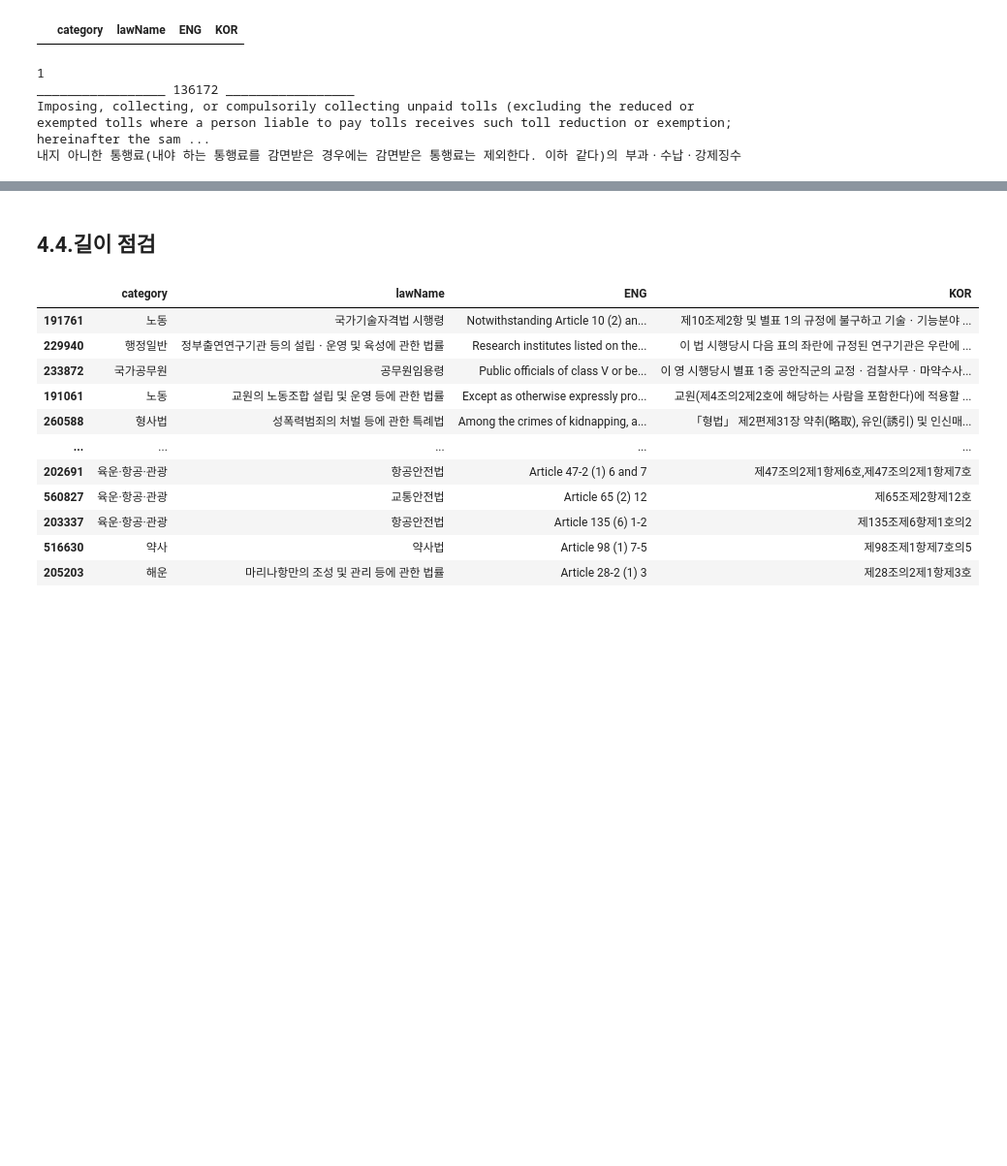
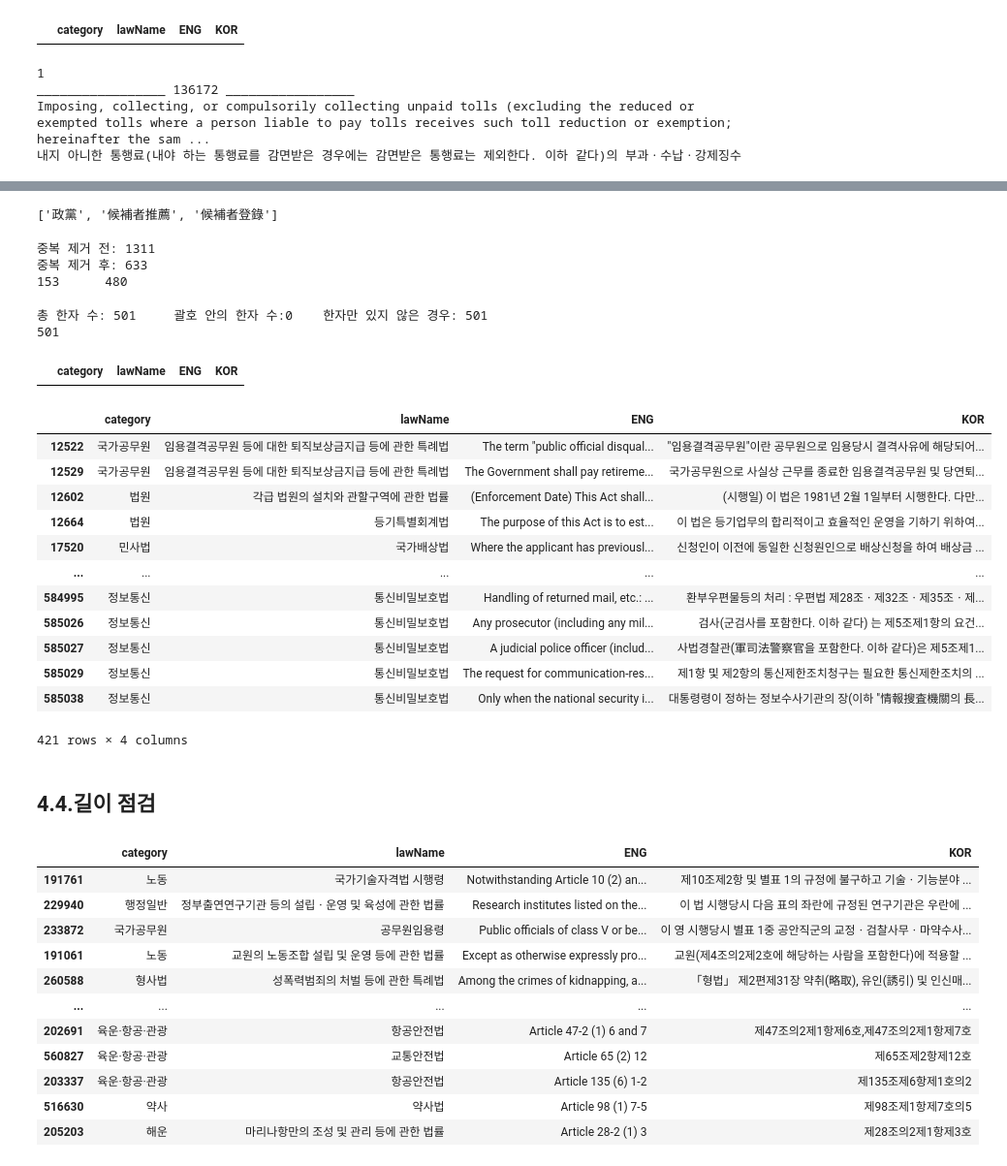
Before and after one commit to tjtmddnjswkd/capstone, a Jupyter notebook: 2_preprocessing/p3_preprocessing_memo.ipynb, the cells around one changed output, grey strips where cells are left out. Shown at 97% size. Drawn from its saved outputs; the diff is of its cells as text; code cells hidden in the pictures; blank space fills up the shorter version.

```diff
--- a/2_preprocessing/p3_preprocessing_memo.ipynb
+++ b/2_preprocessing/p3_preprocessing_memo.ipynb
@@ -2725,0 +2767,29 @@ Imposing, collecting, or compulsorily collecting unpaid tolls (excluding the red
+# %%
+pattern = r"[一-鿕|㐀-䶵|豈-龎]+"
+find_hz = re.compile(pattern)
+find_hz.findall("대통령선거에 있어서 정당추천후보자가 후보자등록기간중 또는 후보자등록기간이 지난 후에 사망한 때에는 후보자등록마감일후 5일까지 제47조(政黨의 候補者推薦) 및 제49조(候補者登錄 등)의 규정에 의하여 후보자등록을 신청할 수 있다.")
+# %% [output]
+['政黨', '候補者推薦', '候補者登錄']
+# %%
+hz_list, exp_case = [], []
+for i in list(set(all_hanja)-set(part_hanja)):
+    hz_list += find_hz.findall(df_schr2.loc[i, "KOR"])
+print(f"중복 제거 전: {len(hz_list)}")
+hz_list = list(set(hz_list))
+print(f"중복 제거 후: {len(hz_list)}")
+
+hz_dict = dict()
+for hz in hz_list:
+    search = df_hz.loc[df_hz["한자용어"]==hz].index
+    if len(search) ==0:
+        exp_case.append(hz)
+    else:
+        hz_dict[hz] = df_hz.loc[search, "한글용어"].values[0]
+print(len(hz_dict.keys()),"\t",len(exp_case))
+# %% [output]
+중복 제거 전: 1311
+중복 제거 후: 633
+153      480
+# %%
+df_chz = df_schr2.copy()
+df_chz.KOR = df_chz.KOR.apply(lambda x: re.sub(r"\([一-鿕|㐀-䶵|豈-龎]+\)", "", x))
@@ -2726,3 +2803,30 @@ Imposing, collecting, or compulsorily collecting unpaid tolls (excluding the red
+# %%
+print(f"총 한자 수: {len(all_hanja)}\t괄호 안의 한자 수:{len(part_hanja)}\t한자만 있지 않은 경우: {len(set(all_hanja)-set(part_hanja))}")
+print(len(all_hanja)-len(part_hanja))
+# %% [output]
+총 한자 수: 501     괄호 안의 한자 수:0    한자만 있지 않은 경우: 501
+501
+# %%
+df_chz.KOR = df_chz.KOR.apply(lambda x: re.sub(r"[一-鿕|㐀-䶵|豈-龎]+\:\s", "", x))
+df_chz.loc[df_chz.KOR.str.contains("[一-鿕|㐀-䶵|豈-龎]+\:")]
+# %% [output]
+|  | category | lawName | ENG | KOR |
+# %%
+df_chz.loc[df_chz.KOR.str.contains(r"[一-鿕]+|[㐀-䶵]+|[豈-龎]+")]
+# %% [output]
+|  | category | lawName | ENG | KOR |
+| 12522 | 국가공무원 | 임용결격공무원 등에 대한 퇴직보상금지급 등에 관한 특례법 | The term "public official disqual... | "임용결격공무원"이란 공무원으로 임용당시 결격사유에 해당되어... |
+| 12529 | 국가공무원 | 임용결격공무원 등에 대한 퇴직보상금지급 등에 관한 특례법 | The Government shall pay retireme... | 국가공무원으로 사실상 근무를 종료한 임용결격공무원 및 당연퇴... |
+| 12602 | 법원 | 각급 법원의 설치와 관할구역에 관한 법률 | (Enforcement Date) This Act shall... | (시행일) 이 법은 1981년 2월 1일부터 시행한다. 다만... |
+| 12664 | 법원 | 등기특별회계법 | The purpose of this Act is to est... | 이 법은 등기업무의 합리적이고 효율적인 운영을 기하기 위하여... |
+| 17520 | 민사법 | 국가배상법 | Where the applicant has previousl... | 신청인이 이전에 동일한 신청원인으로 배상신청을 하여 배상금 ... |
+| ... | ... | ... | ... | ... |
+| 584995 | 정보통신 | 통신비밀보호법 | Handling of returned mail, etc.: ... | 환부우편물등의 처리 : 우편법 제28조ㆍ제32조ㆍ제35조ㆍ제... |
+| 585026 | 정보통신 | 통신비밀보호법 | Any prosecutor (including any mil... | 검사(군검사를 포함한다. 이하 같다) 는 제5조제1항의 요건... |
+| 585027 | 정보통신 | 통신비밀보호법 | A judicial police officer (includ... | 사법경찰관(軍司法警察官을 포함한다. 이하 같다)은 제5조제1... |
+| 585029 | 정보통신 | 통신비밀보호법 | The request for communication-res... | 제1항 및 제2항의 통신제한조치청구는 필요한 통신제한조치의 ... |
+| 585038 | 정보통신 | 통신비밀보호법 | Only when the national security i... | 대통령령이 정하는 정보수사기관의 장(이하 "情報搜査機關의 長... |
+421 rows × 4 columns
 # %% [markdown]
 ## 4.4.길이 점검
 # %%
```
Also changed, not shown: parts of 12 cells of this notebook.
